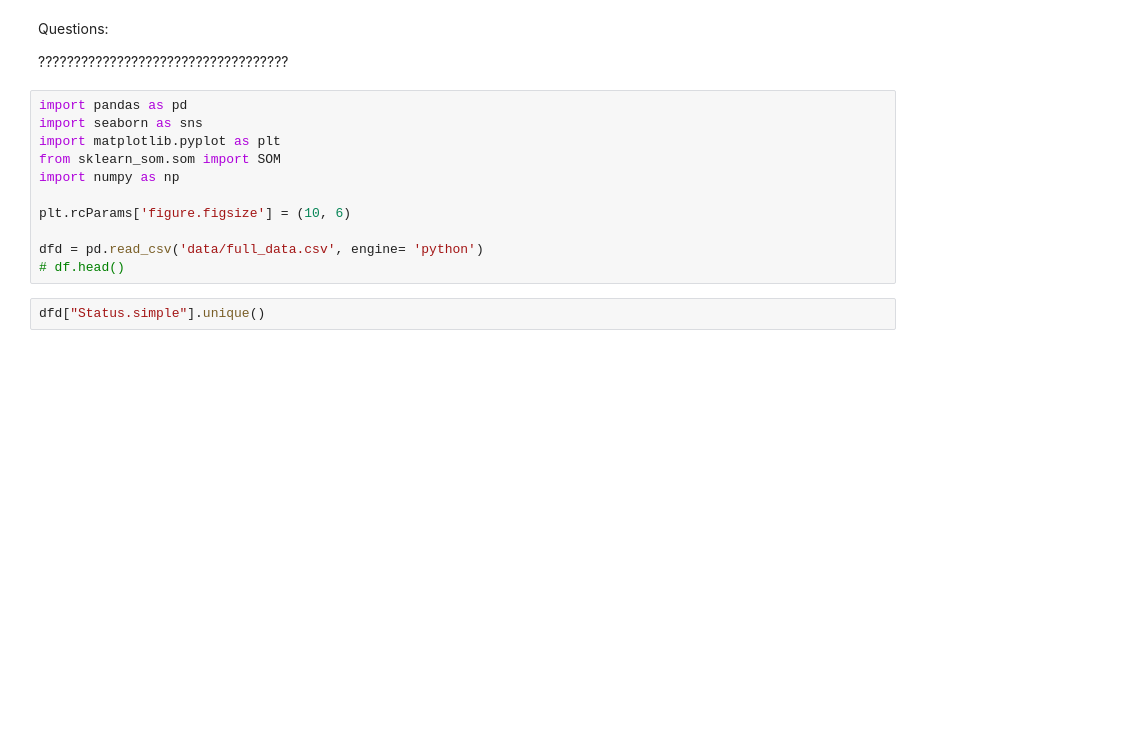
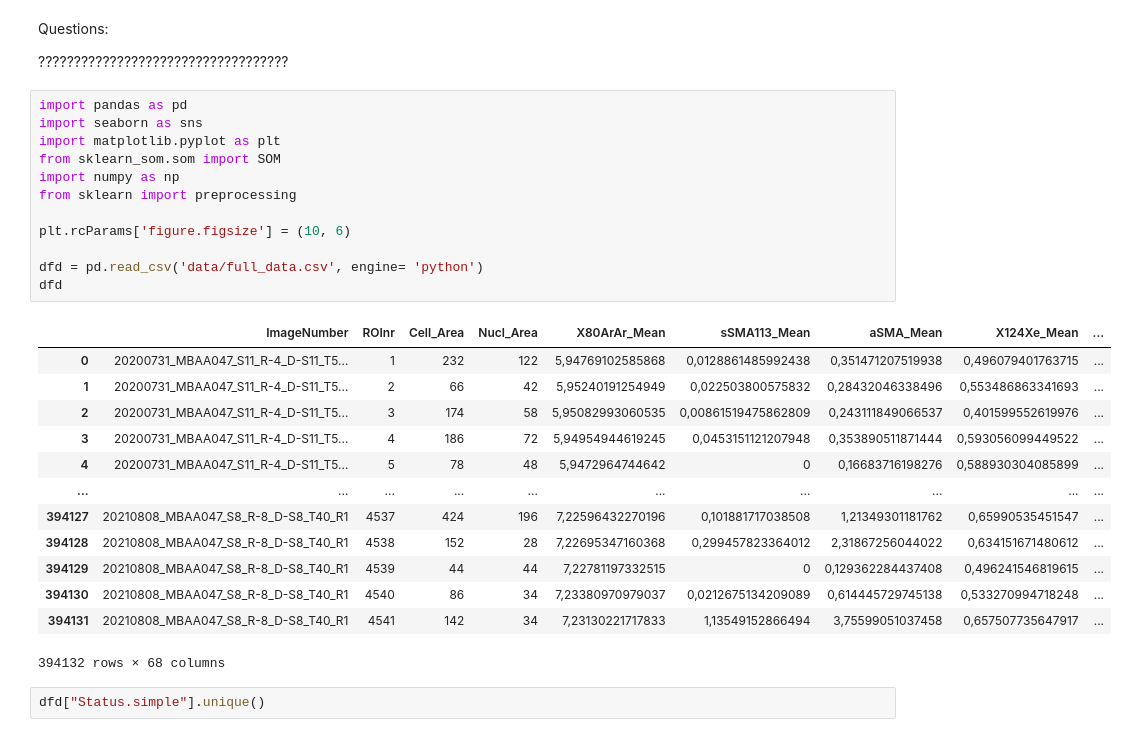
Before and after one commit to JanSuper/MasterProject1-1, a Jupyter notebook: Project Arthur copy.ipynb, the cells around one changed output. Drawn from its saved outputs; the diff is of its cells as text; blank space fills up the shorter version.

```diff
--- a/Project Arthur copy.ipynb
+++ b/Project Arthur copy.ipynb
@@ -5,14 +5,29 @@ Questions:
 # %%
 import pandas as pd
 import seaborn as sns
 import matplotlib.pyplot as plt
 from sklearn_som.som import SOM
 import numpy as np
+from sklearn import preprocessing
 
 plt.rcParams['figure.figsize'] = (10, 6)
 
 dfd = pd.read_csv('data/full_data.csv', engine= 'python')
-# df.head()
+dfd
+# %% [output]
+|  | ImageNumber | ROInr | Cell_Area | Nucl_Area | X80ArAr_Mean | sSMA113_Mean | aSMA_Mean | X124Xe_Mean | ... |
+| 0 | 20200731_MBAA047_S11_R-4_D-S11_T5... | 1 | 232 | 122 | 5,94769102585868 | 0,0128861485992438 | 0,351471207519938 | 0,496079401763715 | ... |
+| 1 | 20200731_MBAA047_S11_R-4_D-S11_T5... | 2 | 66 | 42 | 5,95240191254949 | 0,022503800575832 | 0,28432046338496 | 0,553486863341693 | ... |
+| 2 | 20200731_MBAA047_S11_R-4_D-S11_T5... | 3 | 174 | 58 | 5,95082993060535 | 0,00861519475862809 | 0,243111849066537 | 0,401599552619976 | ... |
+| 3 | 20200731_MBAA047_S11_R-4_D-S11_T5... | 4 | 186 | 72 | 5,94954944619245 | 0,0453151121207948 | 0,353890511871444 | 0,593056099449522 | ... |
+| 4 | 20200731_MBAA047_S11_R-4_D-S11_T5... | 5 | 78 | 48 | 5,9472964744642 | 0 | 0,16683716198276 | 0,588930304085899 | ... |
+| ... | ... | ... | ... | ... | ... | ... | ... | ... | ... |
+| 394127 | 20210808_MBAA047_S8_R-8_D-S8_T40_R1 | 4537 | 424 | 196 | 7,22596432270196 | 0,101881717038508 | 1,21349301181762 | 0,65990535451547 | ... |
+| 394128 | 20210808_MBAA047_S8_R-8_D-S8_T40_R1 | 4538 | 152 | 28 | 7,22695347160368 | 0,299457823364012 | 2,31867256044022 | 0,634151671480612 | ... |
+| 394129 | 20210808_MBAA047_S8_R-8_D-S8_T40_R1 | 4539 | 44 | 44 | 7,22781197332515 | 0 | 0,129362284437408 | 0,496241546819615 | ... |
+| 394130 | 20210808_MBAA047_S8_R-8_D-S8_T40_R1 | 4540 | 86 | 34 | 7,23380970979037 | 0,0212675134209089 | 0,614445729745138 | 0,533270994718248 | ... |
+| 394131 | 20210808_MBAA047_S8_R-8_D-S8_T40_R1 | 4541 | 142 | 34 | 7,23130221717833 | 1,13549152866494 | 3,75599051037458 | 0,657507735647917 | ... |
+394132 rows × 68 columns
 # %%
 dfd["Status.simple"].unique()
 # %% [output]
```
Also changed, not shown: parts of 7 cells of this notebook, 2 other files.
